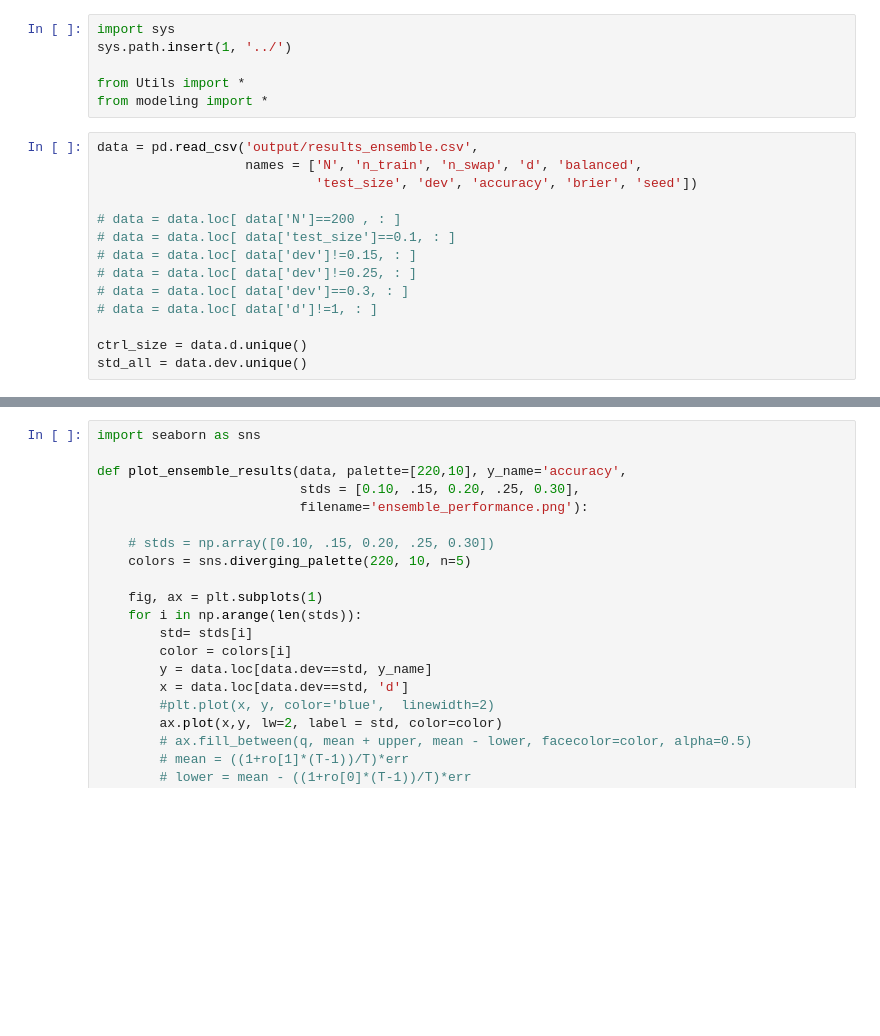
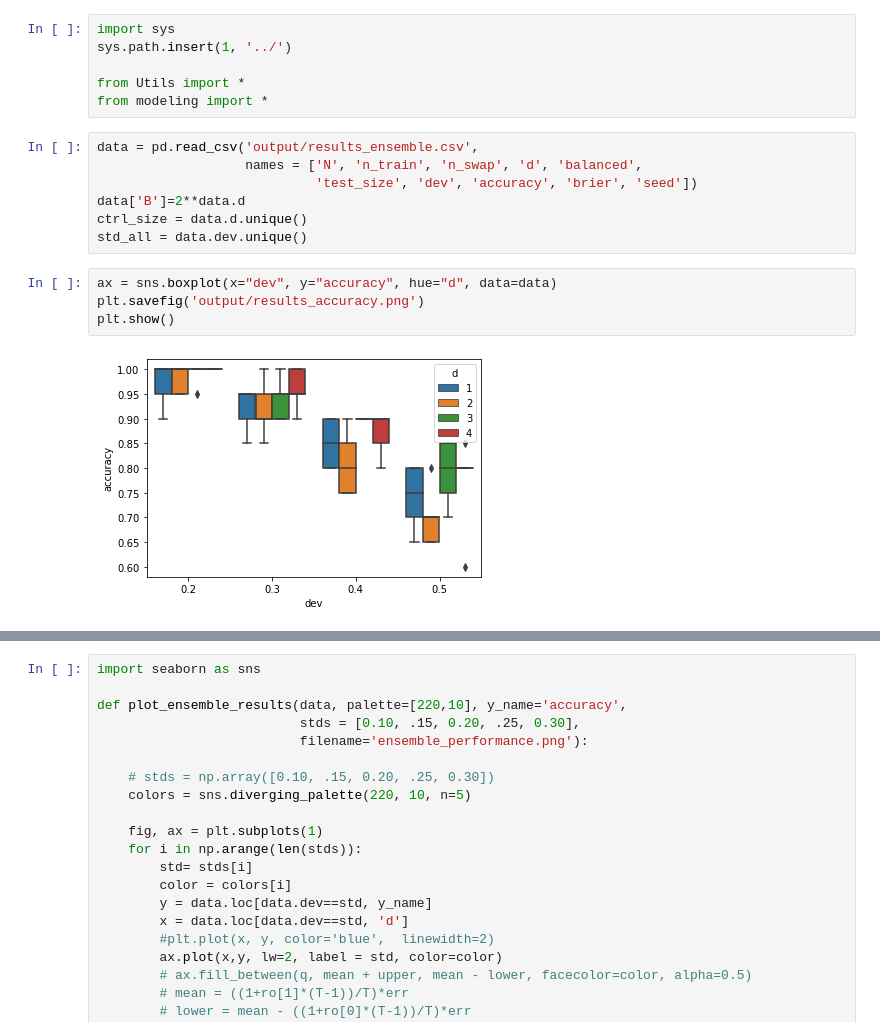
Before and after one commit to amacaluso/Quantum-Ensemble-for-Classification, a Jupyter notebook: notebooks/viz_results.ipynb, the cells around one changed output, grey strips where cells are left out. Cells and saved outputs as stored; diff of their text form; blank space fills up the shorter version.

```diff
--- a/notebooks/viz_results.ipynb
+++ b/notebooks/viz_results.ipynb
@@ -8,13 +8,12 @@ from modeling import *
 data = pd.read_csv('output/results_ensemble.csv',
                    names = ['N', 'n_train', 'n_swap', 'd', 'balanced',
                             'test_size', 'dev', 'accuracy', 'brier', 'seed'])
-
-# data = data.loc[ data['N']==200 , : ]
-# data = data.loc[ data['test_size']==0.1, : ]
-# data = data.loc[ data['dev']!=0.15, : ]
-# data = data.loc[ data['dev']!=0.25, : ]
-# data = data.loc[ data['dev']==0.3, : ]
-# data = data.loc[ data['d']!=1, : ]
-
+data['B']=2**data.d
 ctrl_size = data.d.unique()
 std_all = data.dev.unique()
+# %%
+ax = sns.boxplot(x="dev", y="accuracy", hue="d", data=data)
+plt.savefig('output/results_accuracy.png')
+plt.show()
+# %% [output]
+[figure, added]
```
Also changed, not shown: parts of 13 cells of this notebook, 6 other files.
